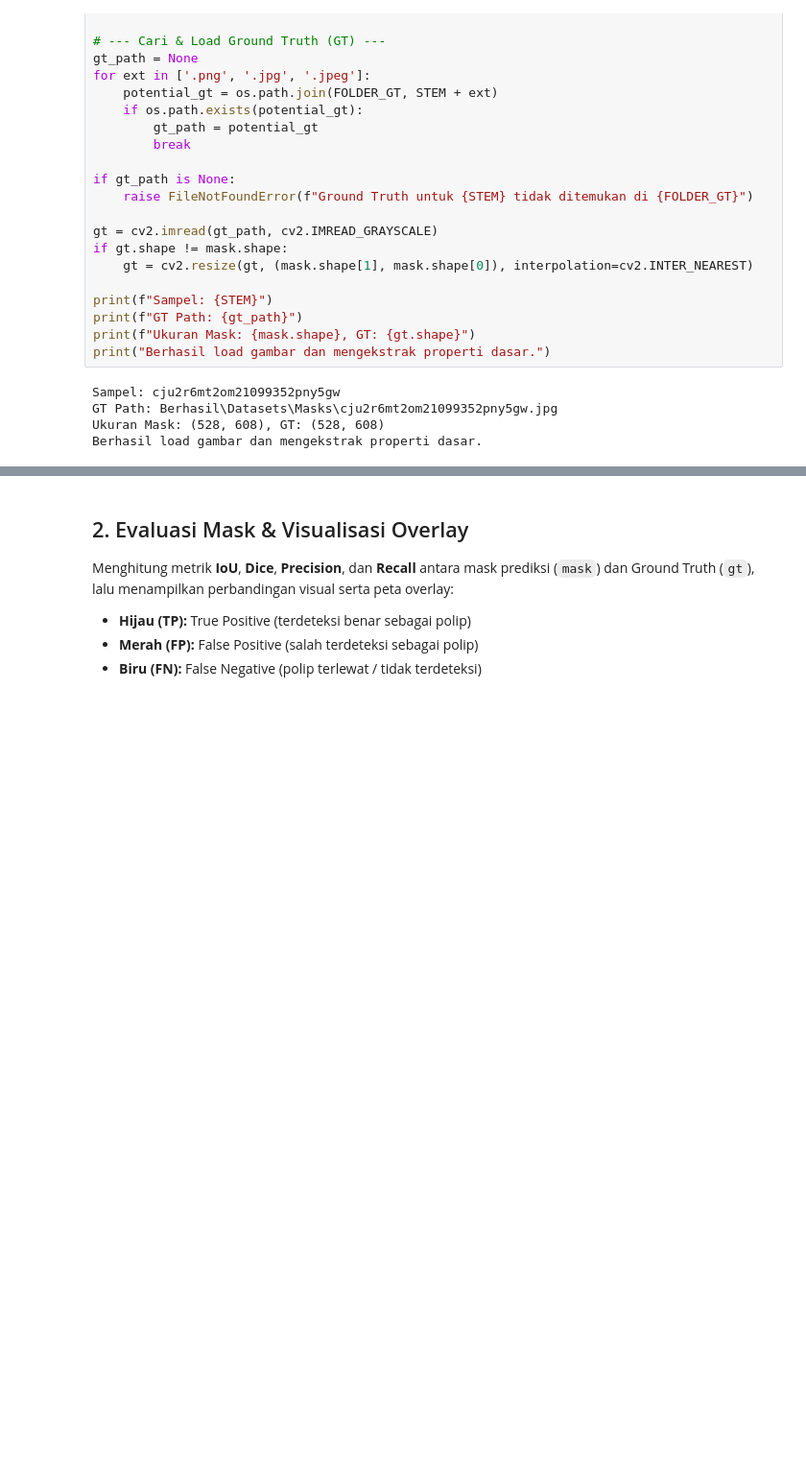
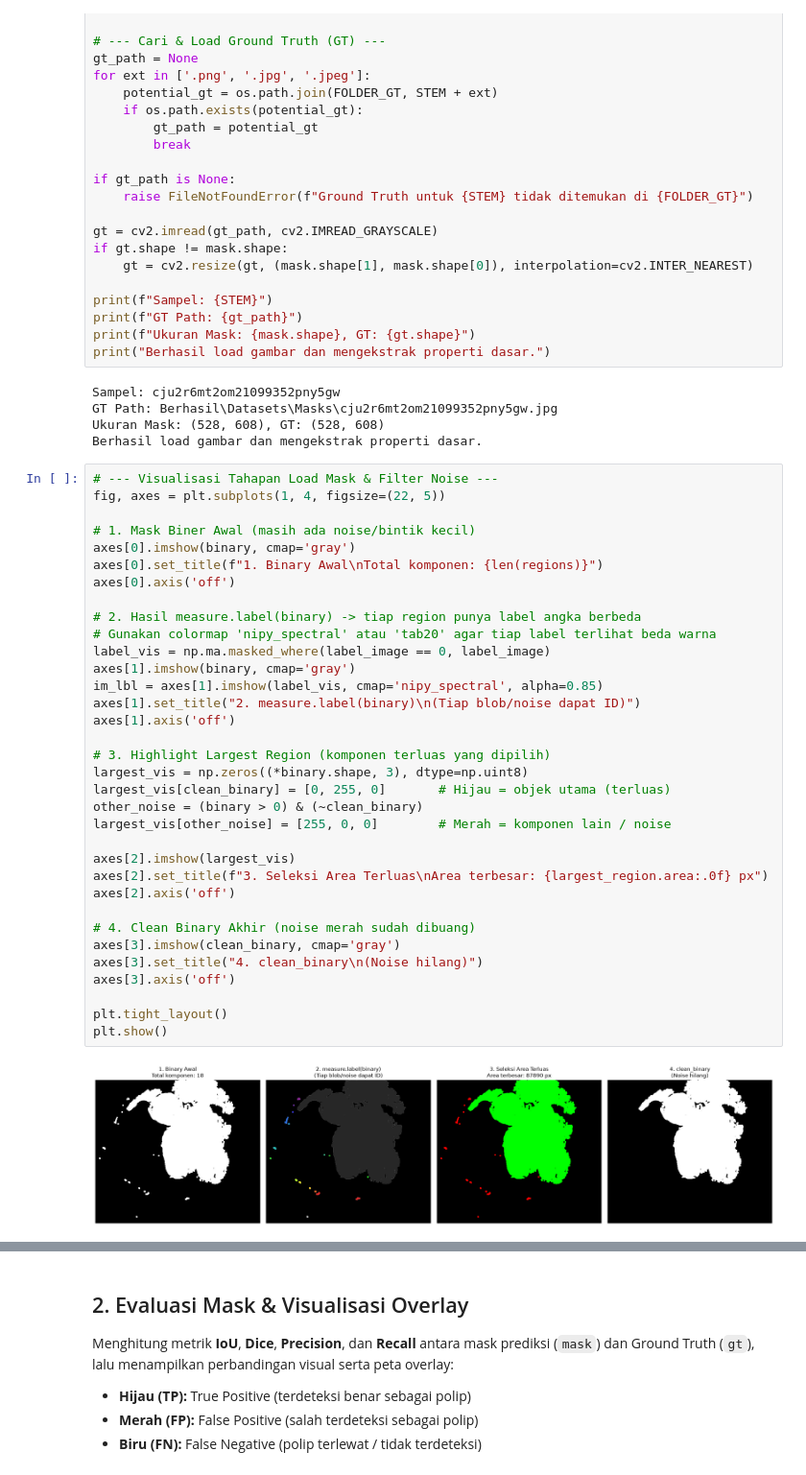
Before and after one commit to lilyypages/analisis-citra-polip-endoskopi, a Jupyter notebook: Fix_EKstrasi_Fitur.ipynb, the cells around one changed output, grey strips where cells are left out. Shown at 96% size. Drawn from its saved outputs; the diff is of its cells as text; blank space fills up the shorter version.

Commit message:
menambah tahapan menghilangkan noise dijelaskan dan save filenya

```diff
--- a/Fix_EKstrasi_Fitur.ipynb
+++ b/Fix_EKstrasi_Fitur.ipynb
@@ -66,3 +66,39 @@ Sampel: cju2r6mt2om21099352pny5gw
 GT Path: Berhasil\Datasets\Masks\cju2r6mt2om21099352pny5gw.jpg
 Ukuran Mask: (528, 608), GT: (528, 608)
 Berhasil load gambar dan mengekstrak properti dasar.
+# %%
+# --- Visualisasi Tahapan Load Mask & Filter Noise ---
+fig, axes = plt.subplots(1, 4, figsize=(22, 5))
+
+# 1. Mask Biner Awal (masih ada noise/bintik kecil)
+axes[0].imshow(binary, cmap='gray')
+axes[0].set_title(f"1. Binary Awal\nTotal komponen: {len(regions)}")
+axes[0].axis('off')
+
+# 2. Hasil measure.label(binary) -> tiap region punya label angka berbeda
+# Gunakan colormap 'nipy_spectral' atau 'tab20' agar tiap label terlihat beda warna
+label_vis = np.ma.masked_where(label_image == 0, label_image)
+axes[1].imshow(binary, cmap='gray')
+im_lbl = axes[1].imshow(label_vis, cmap='nipy_spectral', alpha=0.85)
+axes[1].set_title("2. measure.label(binary)\n(Tiap blob/noise dapat ID)")
+axes[1].axis('off')
+
+# 3. Highlight Largest Region (komponen terluas yang dipilih)
+largest_vis = np.zeros((*binary.shape, 3), dtype=np.uint8)
+largest_vis[clean_binary] = [0, 255, 0]       # Hijau = objek utama (terluas)
+other_noise = (binary > 0) & (~clean_binary)
+largest_vis[other_noise] = [255, 0, 0]        # Merah = komponen lain / noise
+
+axes[2].imshow(largest_vis)
+axes[2].set_title(f"3. Seleksi Area Terluas\nArea terbesar: {largest_region.area:.0f} px")
+axes[2].axis('off')
+
+# 4. Clean Binary Akhir (noise merah sudah dibuang)
+axes[3].imshow(clean_binary, cmap='gray')
+axes[3].set_title("4. clean_binary\n(Noise hilang)")
+axes[3].axis('off')
+
+plt.tight_layout()
+plt.show()
+# %% [output]
+[figure, added]
```
Also changed, not shown: parts of 3 cells of this notebook, 26 other files.
